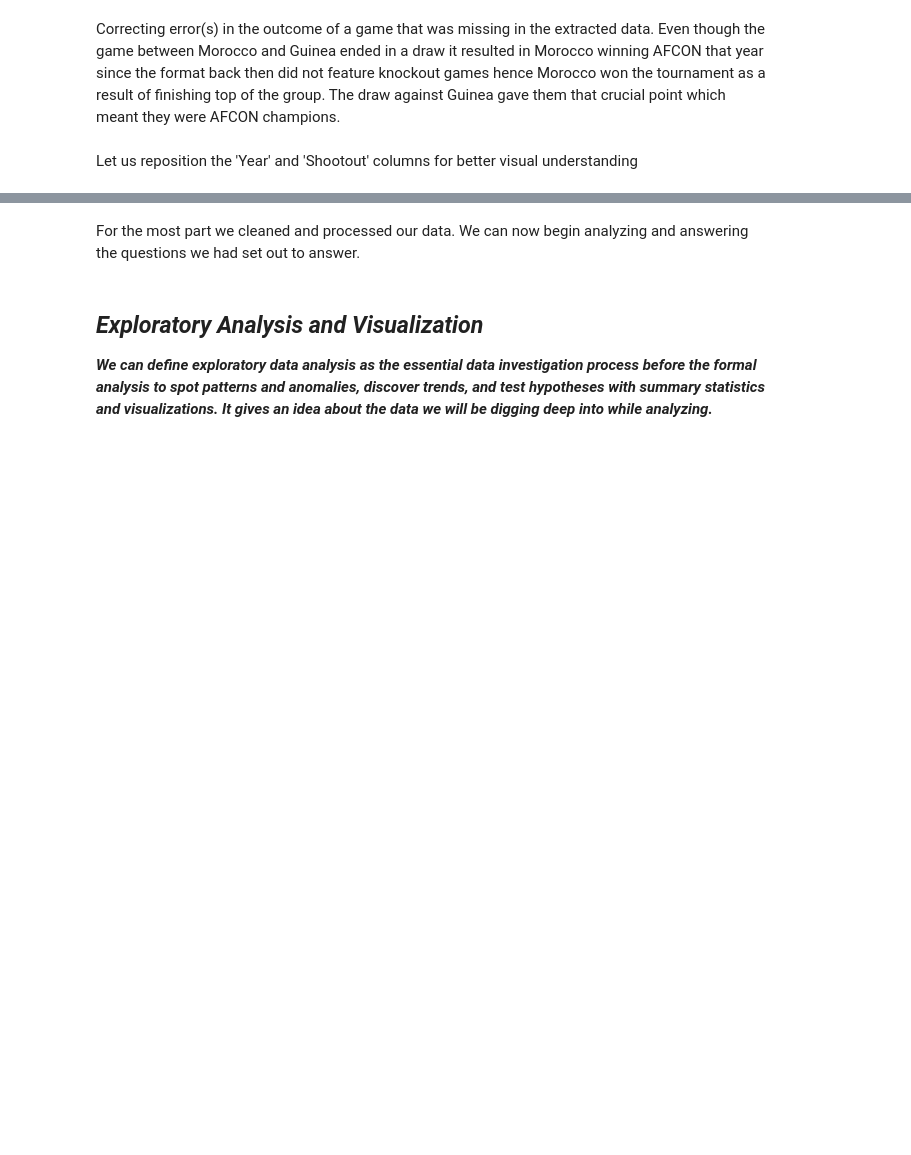
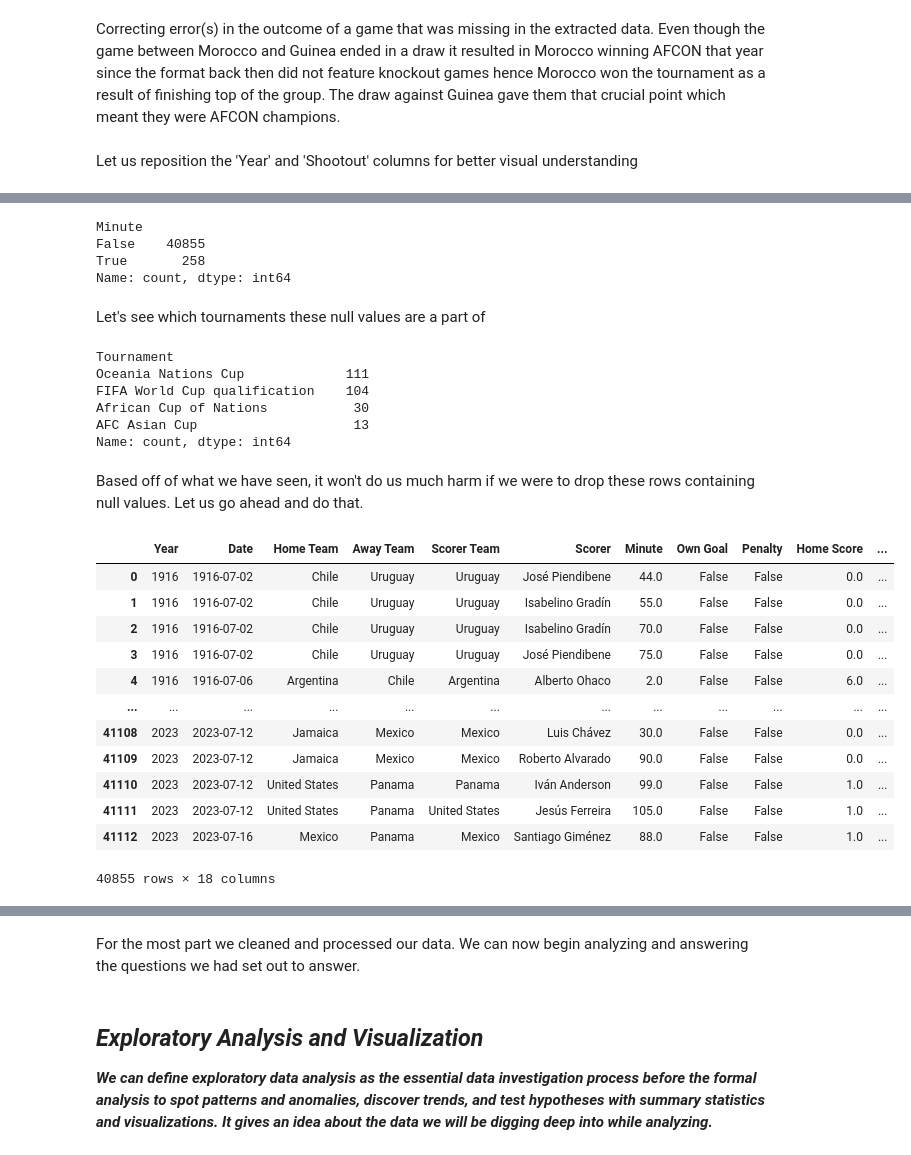
Before and after one commit to hamza-shakir/international-football-dashboard, a Jupyter notebook: visualizing-data-in-football.ipynb, the cells around one changed output, grey strips where cells are left out. Drawn from its saved outputs; the diff is of its cells as text; code cells hidden in the pictures; blank space fills up the shorter version.

Commit message:
cleaned and processed goalscorers df data

```diff
--- a/visualizing-data-in-football.ipynb
+++ b/visualizing-data-in-football.ipynb
@@ -153,12 +199,18 @@ rs.rename(columns = {'date':'Date',
 We are changing date format from 'object' to 'datetime' and then adding an extra column 'Year' for more accurate analysis
 # %%
 # changing date format from 'object' to 'datetime'
-
 rs['Date'] = pd.to_datetime(rs['Date'])
 
 # adding a new column 'year' by splitting the 'date' column
+rs['Year'] = pd.DatetimeIndex(rs['Date']).year
 
-rs['Year'] = pd.DatetimeIndex(rs['Date']).year
+#-------------------------------------------------------------------
+
+# changing date format from 'object' to 'datetime'
+goalscorers_df['Date'] = pd.to_datetime(goalscorers_df['Date'])
+
+# adding a new column 'year' by splitting the 'date' column
+goalscorers_df['Year'] = pd.DatetimeIndex(goalscorers_df['Date']).year
 # %% [markdown]
 We shall now creating a column that displays the outcome of the match such as who won, lost or drew the game.
 # %%
@@ -189,8 +241,11 @@ Let us reposition the 'Year' and 'Shootout' columns for better visual understand
 # %%
 #repositioning columns for better understanding
 
-year = rs.pop('Year')
-rs.insert(0, 'Year', year)
+year_rs = rs.pop('Year')
+rs.insert(0, 'Year', year_rs)
 
 shootout = rs.pop('Shootout')
 rs.insert(6, 'Shootout', shootout)
+
+year_gs = goalscorers_df.pop('Year')
+goalscorers_df.insert(0, 'Year', year_gs)
@@ -196,0 +254,2 @@ rs.insert(6, 'Shootout', shootout)
+# %%
+gs = pd.merge(goalscorers_df, rs, how = 'inner', on = ['Year', 'Date', 'Home Team', 'Away Team'])
@@ -197,3 +265,41 @@ rs.insert(6, 'Shootout', shootout)
+# %%
+gs['Minute'].isna().value_counts()
+# %% [output]
+Minute
+False    40855
+True       258
+Name: count, dtype: int64
+# %% [markdown]
+Let's see which tournaments these null values are a part of
+# %%
+gs[gs.isnull().any(axis=1)]['Tournament'].value_counts()
+# %% [output]
+Tournament
+Oceania Nations Cup             111
+FIFA World Cup qualification    104
+African Cup of Nations           30
+AFC Asian Cup                    13
+Name: count, dtype: int64
+# %% [markdown]
+Based off of what we have seen, it won't do us much harm if we were to drop these rows containing null values. Let us go ahead and do that.
+# %%
+gs.dropna(subset=['Minute'], inplace=True)
+# %%
+gs
+# %% [output]
+|  | Year | Date | Home Team | Away Team | Scorer Team | Scorer | Minute | Own Goal | Penalty | Home Score | ... |
+| 0 | 1916 | 1916-07-02 | Chile | Uruguay | Uruguay | José Piendibene | 44.0 | False | False | 0.0 | ... |
+| 1 | 1916 | 1916-07-02 | Chile | Uruguay | Uruguay | Isabelino Gradín | 55.0 | False | False | 0.0 | ... |
+| 2 | 1916 | 1916-07-02 | Chile | Uruguay | Uruguay | Isabelino Gradín | 70.0 | False | False | 0.0 | ... |
+| 3 | 1916 | 1916-07-02 | Chile | Uruguay | Uruguay | José Piendibene | 75.0 | False | False | 0.0 | ... |
+| 4 | 1916 | 1916-07-06 | Argentina | Chile | Argentina | Alberto Ohaco | 2.0 | False | False | 6.0 | ... |
+| ... | ... | ... | ... | ... | ... | ... | ... | ... | ... | ... | ... |
+| 41108 | 2023 | 2023-07-12 | Jamaica | Mexico | Mexico | Luis Chávez | 30.0 | False | False | 0.0 | ... |
+| 41109 | 2023 | 2023-07-12 | Jamaica | Mexico | Mexico | Roberto Alvarado | 90.0 | False | False | 0.0 | ... |
+| 41110 | 2023 | 2023-07-12 | United States | Panama | Panama | Iván Anderson | 99.0 | False | False | 1.0 | ... |
+| 41111 | 2023 | 2023-07-12 | United States | Panama | United States | Jesús Ferreira | 105.0 | False | False | 1.0 | ... |
+| 41112 | 2023 | 2023-07-16 | Mexico | Panama | Mexico | Santiago Giménez | 88.0 | False | False | 1.0 | ... |
+40855 rows × 18 columns
 # %%
 rs
 # %% [output]
```
Also changed, not shown: parts of 10 cells of this notebook.
